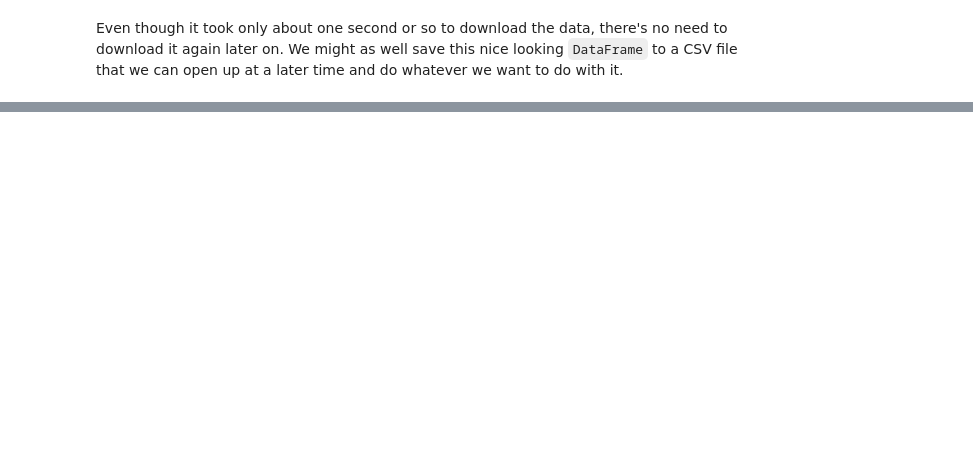
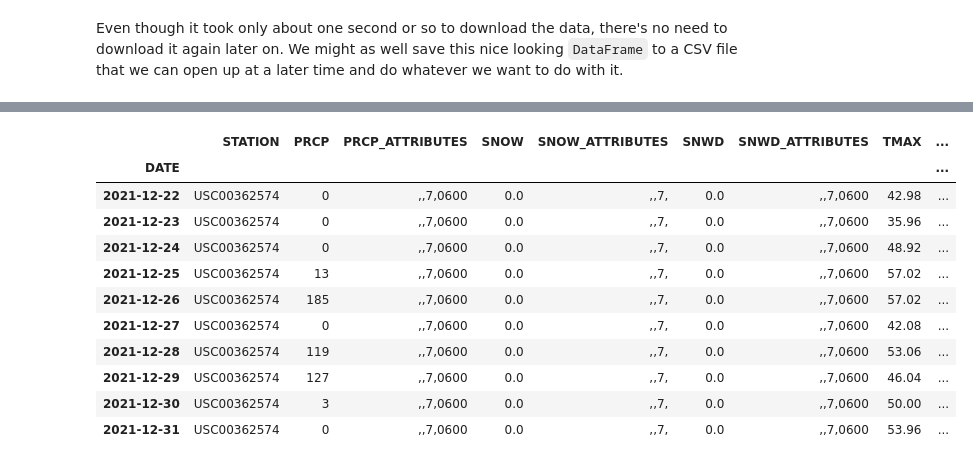
Before and after one commit to holsapple/pandas_tutorial, a Jupyter notebook: notebooks/intro_pandas.ipynb, the cells around one changed output, grey strips where cells are left out. Saved outputs shown, nothing was run; the diff lists cells and outputs as text; code cells hidden in the pictures; blank space fills up the shorter version.

```diff
--- a/notebooks/intro_pandas.ipynb
+++ b/notebooks/intro_pandas.ipynb
@@ -655,0 +859,15 @@ weather_scraped.to_csv('../data/wx_pitt_pa_jun22.csv')
+# %%
+weather_scraped.tail(10)
+# %% [output]
+|  | STATION | PRCP | PRCP_ATTRIBUTES | SNOW | SNOW_ATTRIBUTES | SNWD | SNWD_ATTRIBUTES | TMAX | ... |
+| DATE |  |  |  |  |  |  |  |  | ... |
+| 2021-12-22 | USC00362574 | 0 | ,,7,0600 | 0.0 | ,,7, | 0.0 | ,,7,0600 | 42.98 | ... |
+| 2021-12-23 | USC00362574 | 0 | ,,7,0600 | 0.0 | ,,7, | 0.0 | ,,7,0600 | 35.96 | ... |
+| 2021-12-24 | USC00362574 | 0 | ,,7,0600 | 0.0 | ,,7, | 0.0 | ,,7,0600 | 48.92 | ... |
+| 2021-12-25 | USC00362574 | 13 | ,,7,0600 | 0.0 | ,,7, | 0.0 | ,,7,0600 | 57.02 | ... |
+| 2021-12-26 | USC00362574 | 185 | ,,7,0600 | 0.0 | ,,7, | 0.0 | ,,7,0600 | 57.02 | ... |
+| 2021-12-27 | USC00362574 | 0 | ,,7,0600 | 0.0 | ,,7, | 0.0 | ,,7,0600 | 42.08 | ... |
+| 2021-12-28 | USC00362574 | 119 | ,,7,0600 | 0.0 | ,,7, | 0.0 | ,,7,0600 | 53.06 | ... |
+| 2021-12-29 | USC00362574 | 127 | ,,7,0600 | 0.0 | ,,7, | 0.0 | ,,7,0600 | 46.04 | ... |
+| 2021-12-30 | USC00362574 | 3 | ,,7,0600 | 0.0 | ,,7, | 0.0 | ,,7,0600 | 50.00 | ... |
+| 2021-12-31 | USC00362574 | 0 | ,,7,0600 | 0.0 | ,,7, | 0.0 | ,,7,0600 | 53.96 | ... |
```
Also changed, not shown: parts of 31 cells of this notebook, 3 other files.
